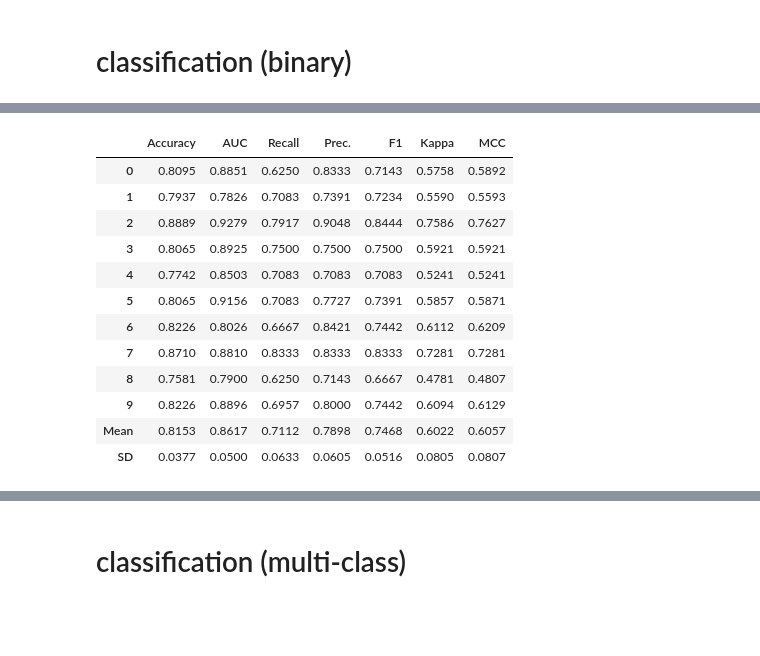
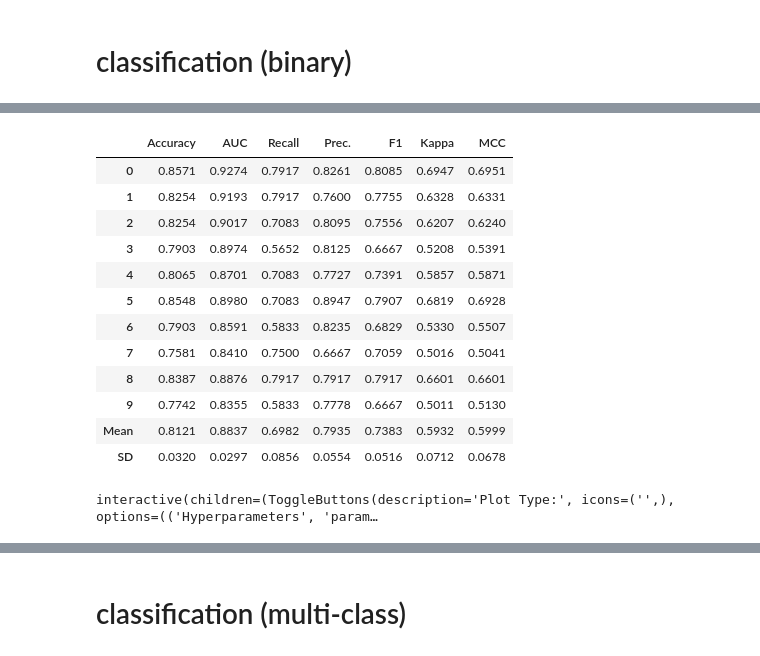
Before and after one commit to tagler/Data_Science_Machine_Learning_Tutorials, a Jupyter notebook: pycaret_classification_regression_clustering.ipynb, the cells around one changed output, grey strips where cells are left out. Saved outputs shown, nothing was run; the diff lists cells and outputs as text; code cells hidden in the pictures; blank space fills up the shorter version.

```diff
--- a/pycaret_classification_regression_clustering.ipynb
+++ b/pycaret_classification_regression_clustering.ipynb
@@ -146,23 +294,31 @@ classification_model = classification.create_model(
 # %%
-# automatically tune model
-tuned_classification_model = classification.tune_model(
+# automatically tune model for other metric
+tuned_classification_model_2 = classification.tune_model(
     estimator=classification_model,
-    n_iter=100
+    n_iter=100,
+    optimize = 'F1',
 )
 # %% [output]
 |  | Accuracy | AUC | Recall | Prec. | F1 | Kappa | MCC |
-| 0 | 0.8095 | 0.8851 | 0.6250 | 0.8333 | 0.7143 | 0.5758 | 0.5892 |
-| 1 | 0.7937 | 0.7826 | 0.7083 | 0.7391 | 0.7234 | 0.5590 | 0.5593 |
-| 2 | 0.8889 | 0.9279 | 0.7917 | 0.9048 | 0.8444 | 0.7586 | 0.7627 |
-| 3 | 0.8065 | 0.8925 | 0.7500 | 0.7500 | 0.7500 | 0.5921 | 0.5921 |
-| 4 | 0.7742 | 0.8503 | 0.7083 | 0.7083 | 0.7083 | 0.5241 | 0.5241 |
-| 5 | 0.8065 | 0.9156 | 0.7083 | 0.7727 | 0.7391 | 0.5857 | 0.5871 |
-| 6 | 0.8226 | 0.8026 | 0.6667 | 0.8421 | 0.7442 | 0.6112 | 0.6209 |
-| 7 | 0.8710 | 0.8810 | 0.8333 | 0.8333 | 0.8333 | 0.7281 | 0.7281 |
-| 8 | 0.7581 | 0.7900 | 0.6250 | 0.7143 | 0.6667 | 0.4781 | 0.4807 |
-| 9 | 0.8226 | 0.8896 | 0.6957 | 0.8000 | 0.7442 | 0.6094 | 0.6129 |
-| Mean | 0.8153 | 0.8617 | 0.7112 | 0.7898 | 0.7468 | 0.6022 | 0.6057 |
-| SD | 0.0377 | 0.0500 | 0.0633 | 0.0605 | 0.0516 | 0.0805 | 0.0807 |
+| 0 | 0.8571 | 0.9274 | 0.7917 | 0.8261 | 0.8085 | 0.6947 | 0.6951 |
+| 1 | 0.8254 | 0.9193 | 0.7917 | 0.7600 | 0.7755 | 0.6328 | 0.6331 |
+| 2 | 0.8254 | 0.9017 | 0.7083 | 0.8095 | 0.7556 | 0.6207 | 0.6240 |
+| 3 | 0.7903 | 0.8974 | 0.5652 | 0.8125 | 0.6667 | 0.5208 | 0.5391 |
+| 4 | 0.8065 | 0.8701 | 0.7083 | 0.7727 | 0.7391 | 0.5857 | 0.5871 |
+| 5 | 0.8548 | 0.8980 | 0.7083 | 0.8947 | 0.7907 | 0.6819 | 0.6928 |
+| 6 | 0.7903 | 0.8591 | 0.5833 | 0.8235 | 0.6829 | 0.5330 | 0.5507 |
+| 7 | 0.7581 | 0.8410 | 0.7500 | 0.6667 | 0.7059 | 0.5016 | 0.5041 |
+| 8 | 0.8387 | 0.8876 | 0.7917 | 0.7917 | 0.7917 | 0.6601 | 0.6601 |
+| 9 | 0.7742 | 0.8355 | 0.5833 | 0.7778 | 0.6667 | 0.5011 | 0.5130 |
+| Mean | 0.8121 | 0.8837 | 0.6982 | 0.7935 | 0.7383 | 0.5932 | 0.5999 |
+| SD | 0.0320 | 0.0297 | 0.0856 | 0.0554 | 0.0516 | 0.0712 | 0.0678 |
+# %%
+# model evaluation plots
+classification.evaluate_model(
+    estimator=tuned_classification_model
+)
+# %% [output]
+interactive(children=(ToggleButtons(description='Plot Type:', icons=('',), options=(('Hyperparameters', 'param…
 # %%
 # calibrate model
 calibrated_classification_model = classification.calibrate_model(
```
Also changed, not shown: parts of 55 cells of this notebook.
